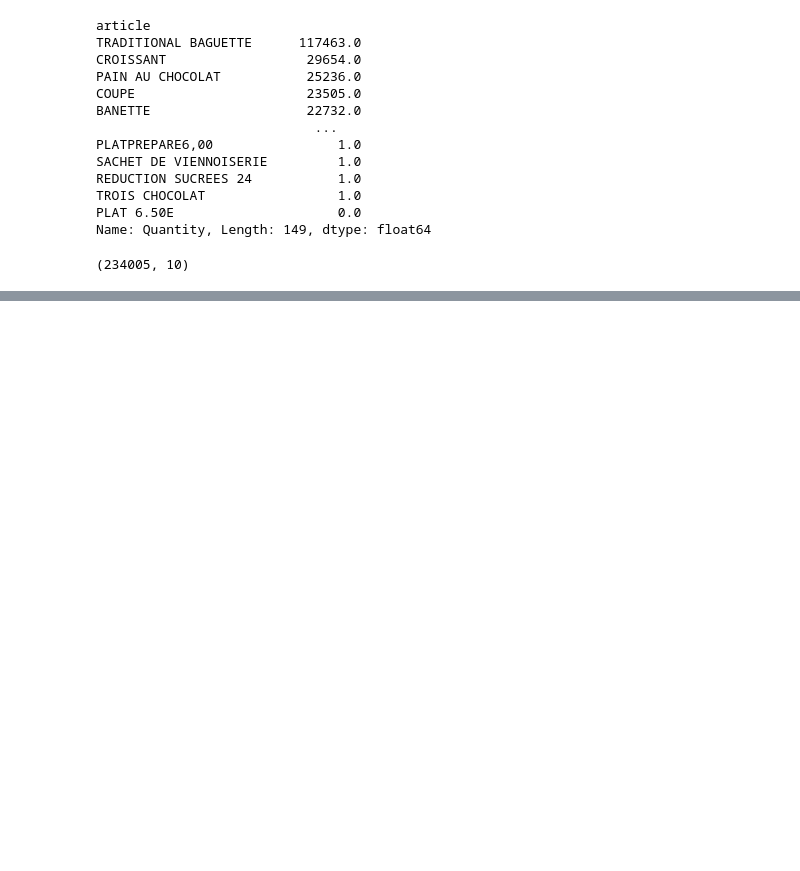
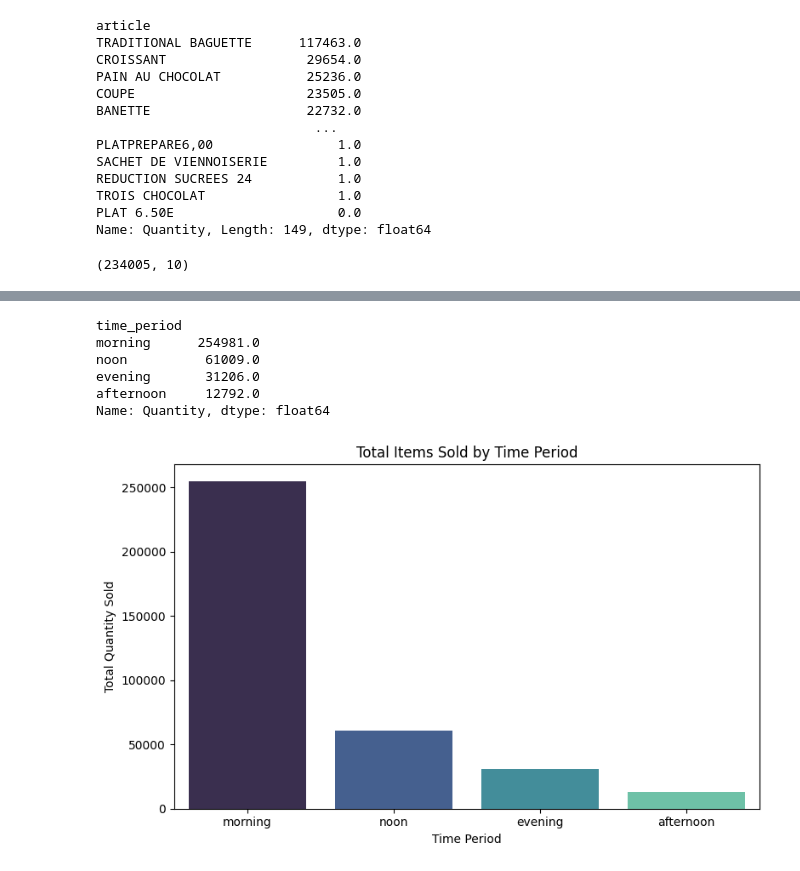
Before and after one commit to murad-02/French_Bakery_Daily_Sales, a Jupyter notebook: Notebook_File/bakery_sales.ipynb, the cells around one changed output, grey strips where cells are left out. Saved outputs shown, nothing was run; the diff lists cells and outputs as text; code cells hidden in the pictures; blank space fills up the shorter version.

```diff
--- a/Notebook_File/bakery_sales.ipynb
+++ b/Notebook_File/bakery_sales.ipynb
@@ -260,0 +340,23 @@ data.shape
+# %%
+# Group by 'time_period' and sum the 'Quantity'
+time_period_sales = data.groupby('time_period')['Quantity'].sum().sort_values(ascending=False)
+
+# Display the result
+print(time_period_sales)
+
+# Plot using seaborn
+plt.figure(figsize=(8, 5))
+sns.barplot(x=time_period_sales.index, y=time_period_sales.values, palette='mako')
+plt.title('Total Items Sold by Time Period')
+plt.xlabel('Time Period')
+plt.ylabel('Total Quantity Sold')
+plt.tight_layout()
+plt.show()
+# %% [output]
+time_period
+morning      254981.0
+noon          61009.0
+evening       31206.0
+afternoon     12792.0
+Name: Quantity, dtype: float64
+[figure, added]
```
Also changed, not shown: parts of 8 cells of this notebook.
